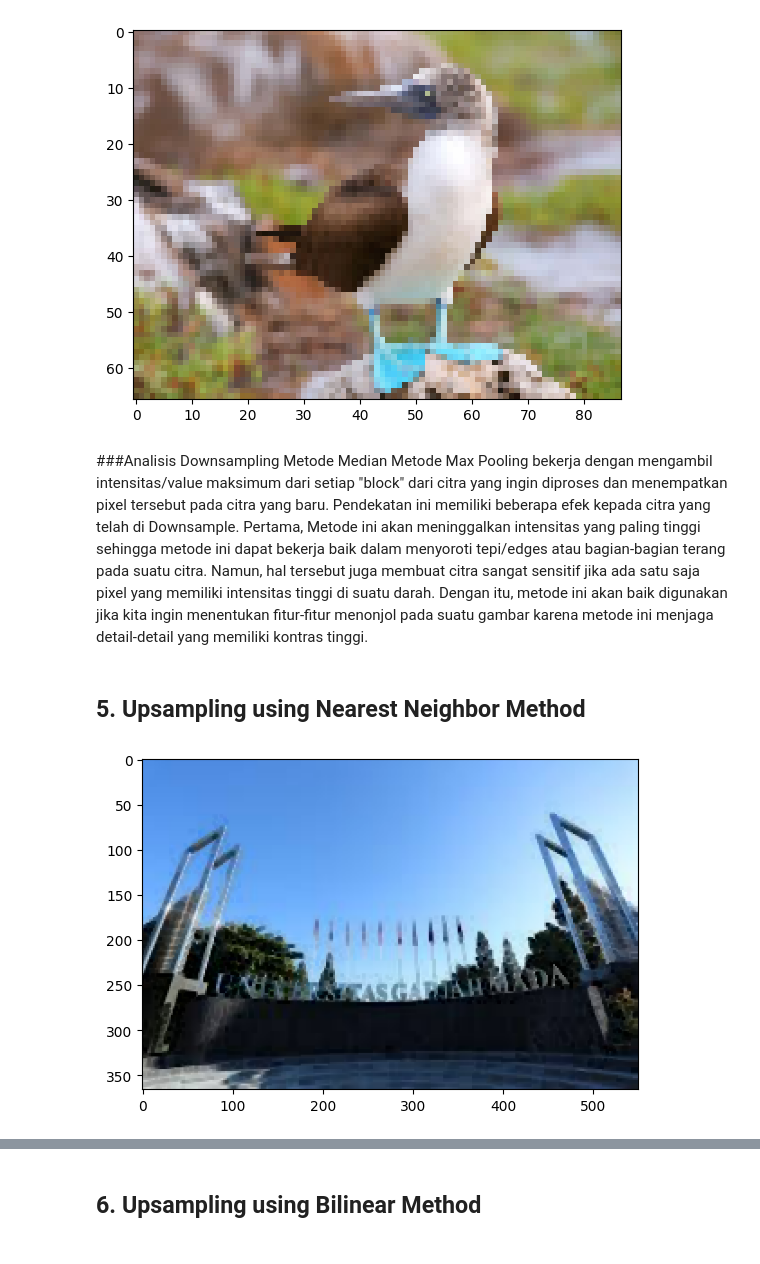
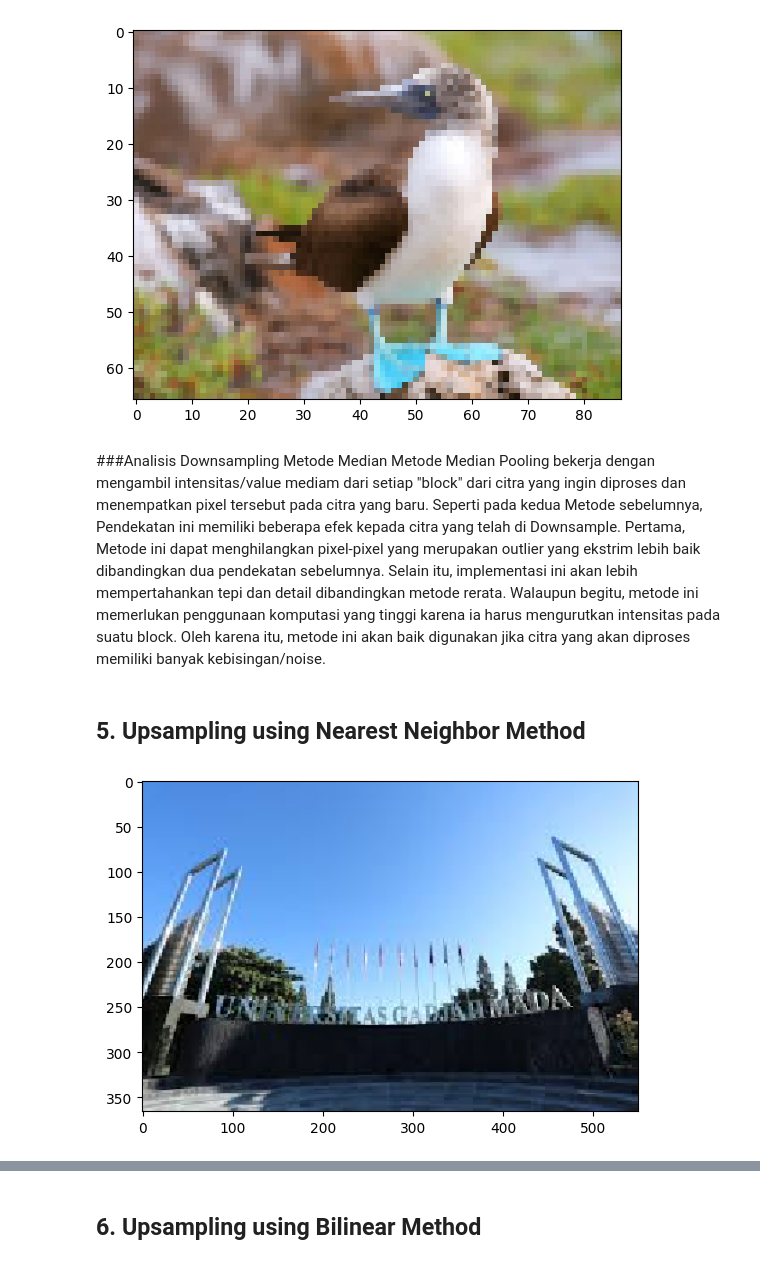
Before and after one commit to Plumz17/PCD_Assignment01, a Jupyter notebook: PCD_Assignment01.ipynb, the cells around one changed output, grey strips where cells are left out. Drawn from its saved outputs; the diff is of its cells as text; code cells hidden in the pictures.

Commit message:
Updated Nearest Neighbor Upsampling and Added Analysis for All Methods

```diff
--- a/PCD_Assignment01.ipynb
+++ b/PCD_Assignment01.ipynb
@@ -123,42 +126,34 @@ show(new_image_med)
 [figure]
 # %% [markdown]
 ###Analisis Downsampling Metode Median
-Metode Max Pooling bekerja dengan mengambil intensitas/value maksimum dari setiap "block" dari citra yang ingin diproses dan menempatkan pixel tersebut pada citra yang baru. Pendekatan ini memiliki beberapa efek kepada citra yang telah di Downsample. Pertama, Metode ini akan meninggalkan intensitas yang paling tinggi sehingga metode ini dapat bekerja baik dalam menyoroti tepi/edges atau bagian-bagian terang pada suatu citra. Namun, hal tersebut juga membuat citra sangat sensitif jika ada satu saja pixel yang memiliki intensitas tinggi di suatu darah. Dengan itu, metode ini akan baik digunakan jika kita ingin menentukan fitur-fitur menonjol pada suatu gambar karena metode ini menjaga detail-detail yang memiliki kontras tinggi.
+Metode Median Pooling bekerja dengan mengambil intensitas/value mediam dari setiap "block" dari citra yang ingin diproses dan menempatkan pixel tersebut pada citra yang baru. Seperti pada kedua Metode sebelumnya, Pendekatan ini memiliki beberapa efek kepada citra yang telah di Downsample. Pertama, Metode ini dapat menghilangkan pixel-pixel yang merupakan outlier yang ekstrim lebih baik dibandingkan dua pendekatan sebelumnya. Selain itu, implementasi ini akan lebih mempertahankan tepi dan detail dibandingkan metode rerata. Walaupun begitu, metode ini memerlukan penggunaan komputasi yang tinggi karena ia harus mengurutkan intensitas pada suatu block. Oleh karena itu, metode ini akan baik digunakan jika citra yang akan diproses memiliki banyak kebisingan/noise.
 # %% [markdown]
 ## 5. Upsampling using Nearest Neighbor Method
 # %%
 #Up Sampling using Nearest Neighbor Method
 
 def upsample_nn(img, factor):
   height, width, channels = img.shape #Extract the height, width, and channels of the image
   new_height = height * factor
   new_width = width * factor
   new_img = np.zeros((new_height, new_width, channels), dtype=np.uint8) # Create an empty image with the increased size
 
   for i in range(new_height): #Process every pixel of the new image
     for j in range(new_width):
       # Get Old pixel location
-      old_i = i / factor
-      old_j = j / factor
+      old_i = int(round(i / factor))
+      old_j = int(round(j / factor))
 
-      # Get neighbors of the new pixel
-      i0, j0 = int(np.floor(old_i)), int(np.floor(old_j))
-      i1, j1 = min(i0+1, height-1), min(j0+1, width-1)
+      # Make sure the value is not out of bounds
+      old_i = min(old_i, height - 1)
+      old_j = min(old_j, width - 1)
 
-      # Collect neighbors into an array
-      neighbors = [
-        img[i0, j0],
-        img[i0, j1],
-        img[i1, j0],
-        img[i1, j1]
-      ]
-
-      # Take the minimum value neighbors and use that as the value in the new image
-      new_img[i, j] = np.min(neighbors, axis=0)
+      # Set the new pixel to the value of the old pixels
+      new_img[i, j] = img[old_i, old_j]
 
   return new_img
 
 new_image_nn = upsample_nn(img2, 2)
 show(new_image_nn)
 # %% [output]
-[figure, old version]
+[figure, new version]
```
Also changed, not shown: parts of 14 cells of this notebook.
